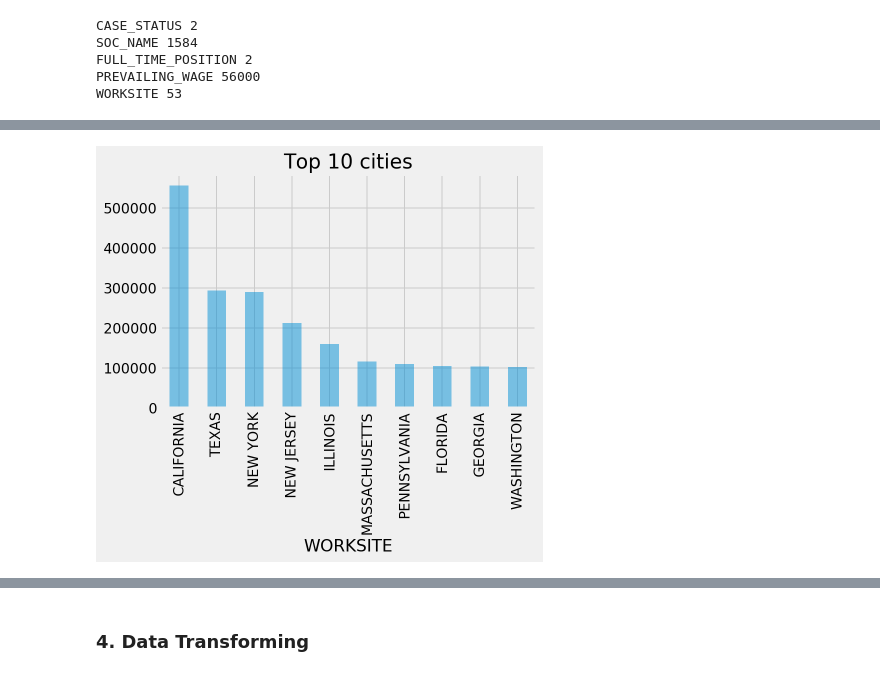
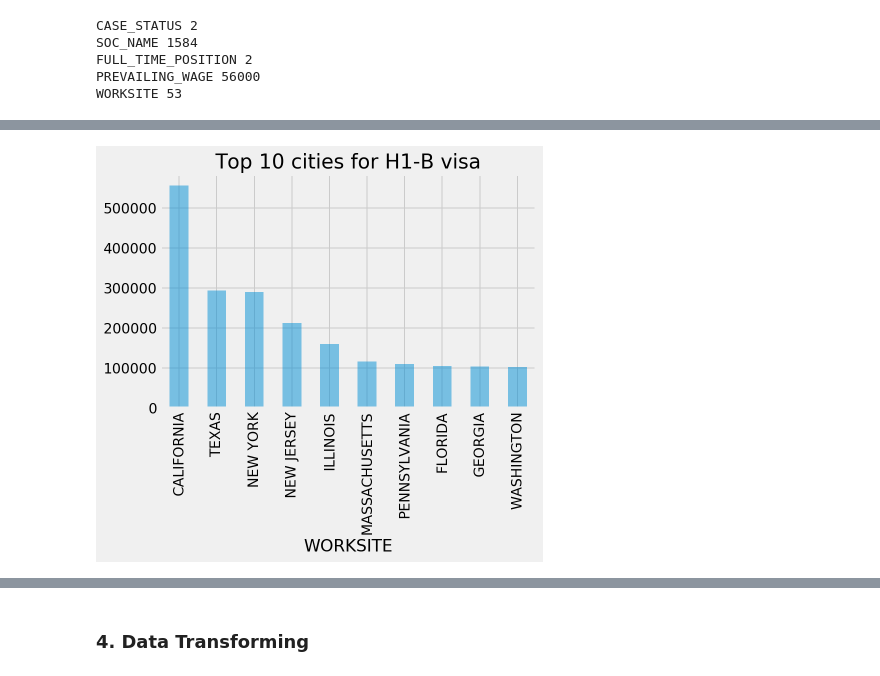
Before and after one commit to numanyilmaz/Capstone, a Jupyter notebook: Capstone.ipynb, the cells around one changed output, grey strips where cells are left out. Drawn from its saved outputs; the diff is of its cells as text; code cells hidden in the pictures.

```diff
--- a/Capstone.ipynb
+++ b/Capstone.ipynb
@@ -141,6 +153,6 @@ data.head()
 # %%
 data['WORKSITE'].groupby(data['WORKSITE']).count()\
                 .sort_values(ascending=False).head(10).plot(kind='bar', alpha=0.5)
-plt.title('Top 10 cities');
+plt.title('Top 10 cities for H1-B visa');
 # %% [output]
-[figure, old version]
+[figure, new version]
```
Also changed, not shown: parts of 25 cells of this notebook.
